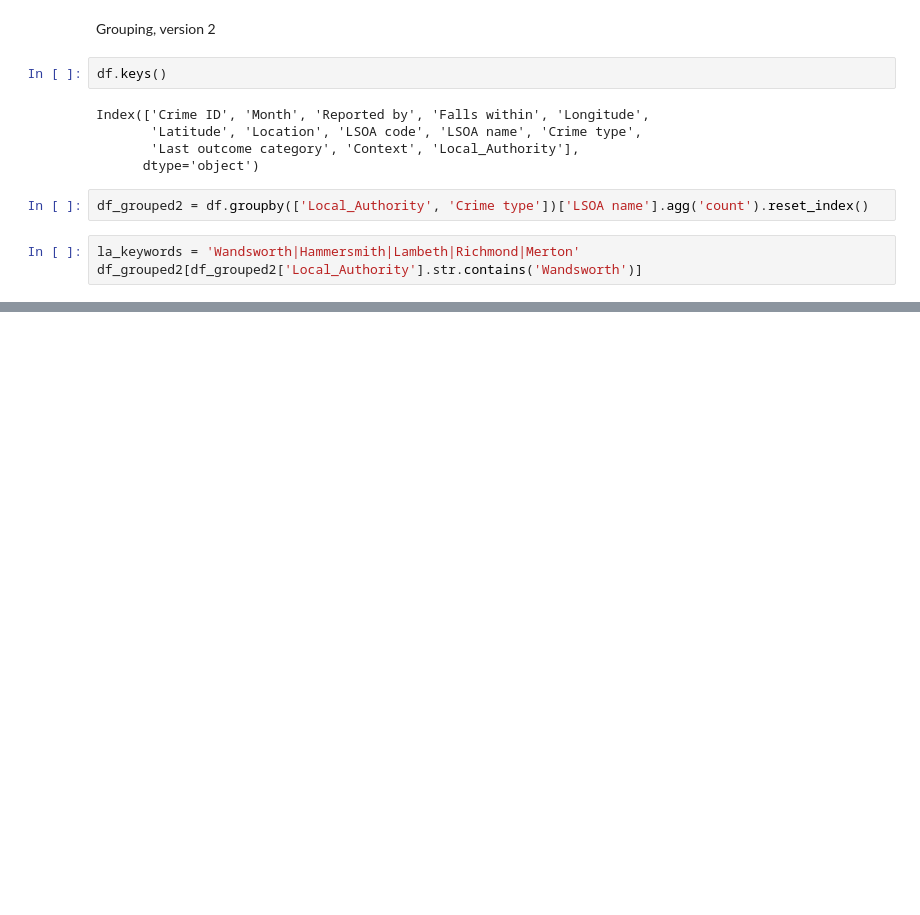
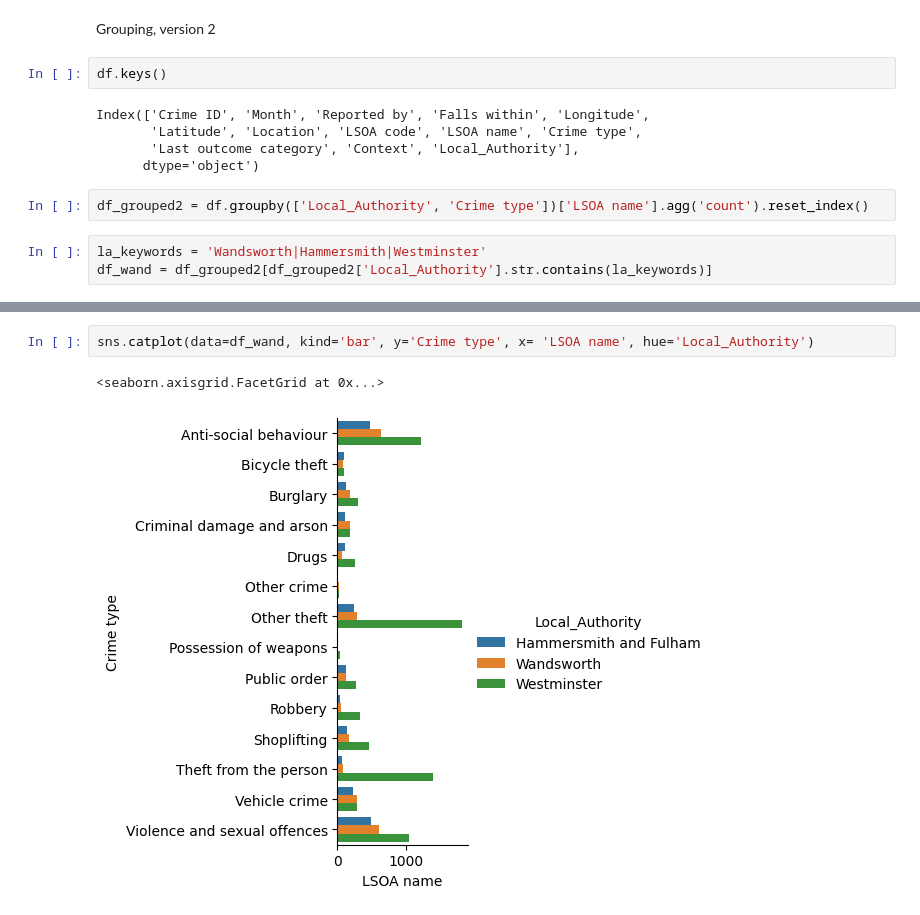
Before and after one commit to conceptbin/DA_Notebooks, a Jupyter notebook: Pivot_group_demo.ipynb, the cells around one changed output, grey strips where cells are left out. Saved outputs shown, nothing was run; the diff lists cells and outputs as text; blank space fills up the shorter version.

```diff
--- a/Pivot_group_demo.ipynb
+++ b/Pivot_group_demo.ipynb
@@ -82,5 +83,5 @@ Index(['Crime ID', 'Month', 'Reported by', 'Falls within', 'Longitude',
 # %%
 df_grouped2 = df.groupby(['Local_Authority', 'Crime type'])['LSOA name'].agg('count').reset_index()
 # %%
-la_keywords = 'Wandsworth|Hammersmith|Lambeth|Richmond|Merton'
-df_grouped2[df_grouped2['Local_Authority'].str.contains('Wandsworth')]
+la_keywords = 'Wandsworth|Hammersmith|Westminster'
+df_wand = df_grouped2[df_grouped2['Local_Authority'].str.contains(la_keywords)]
@@ -126,0 +108,5 @@ df_cross
+# %%
+sns.catplot(data=df_wand, kind='bar', y='Crime type', x= 'LSOA name', hue='Local_Authority')
+# %% [output]
+<seaborn.axisgrid.FacetGrid at 0x...>
+[figure, added]
```
Also changed, not shown: parts of 13 cells of this notebook.
